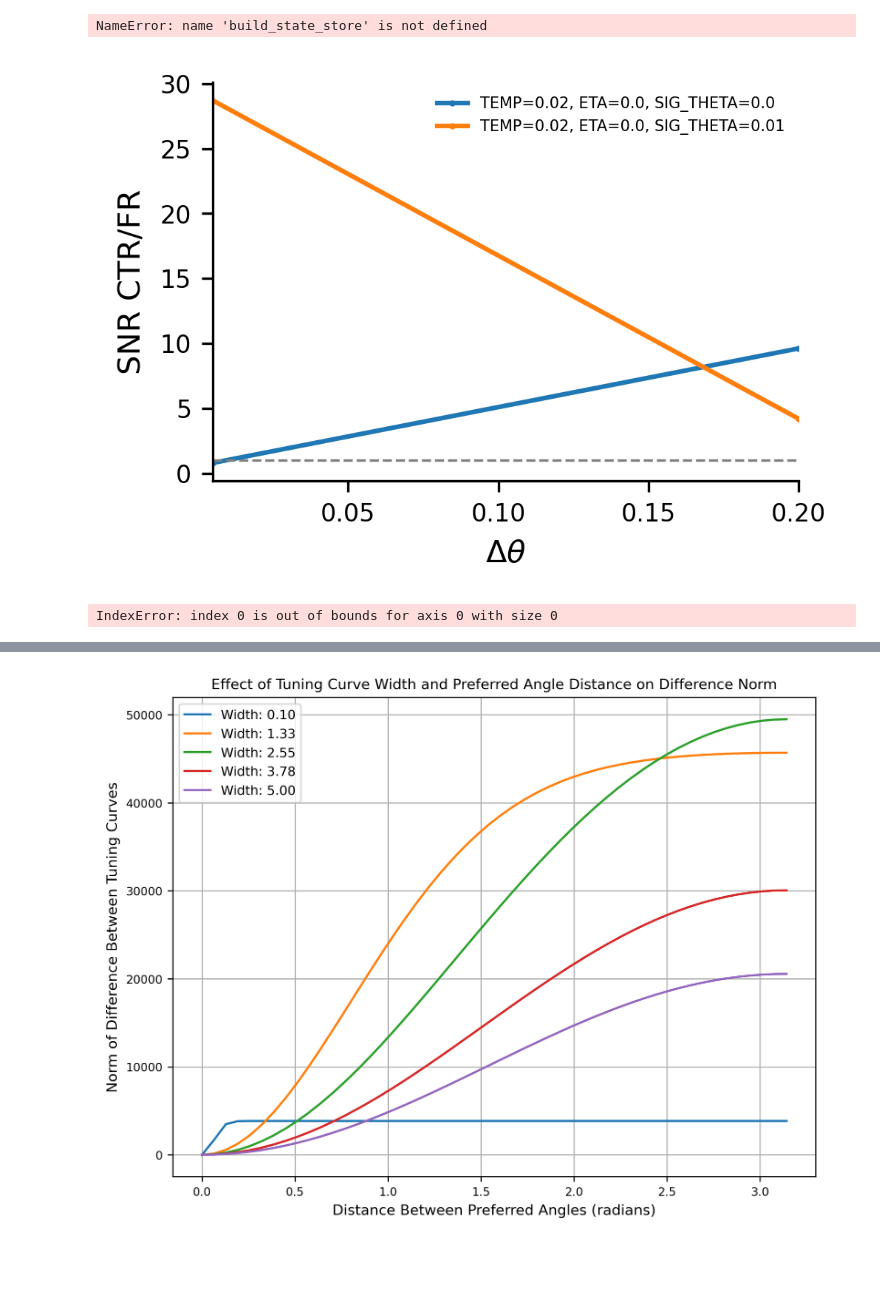
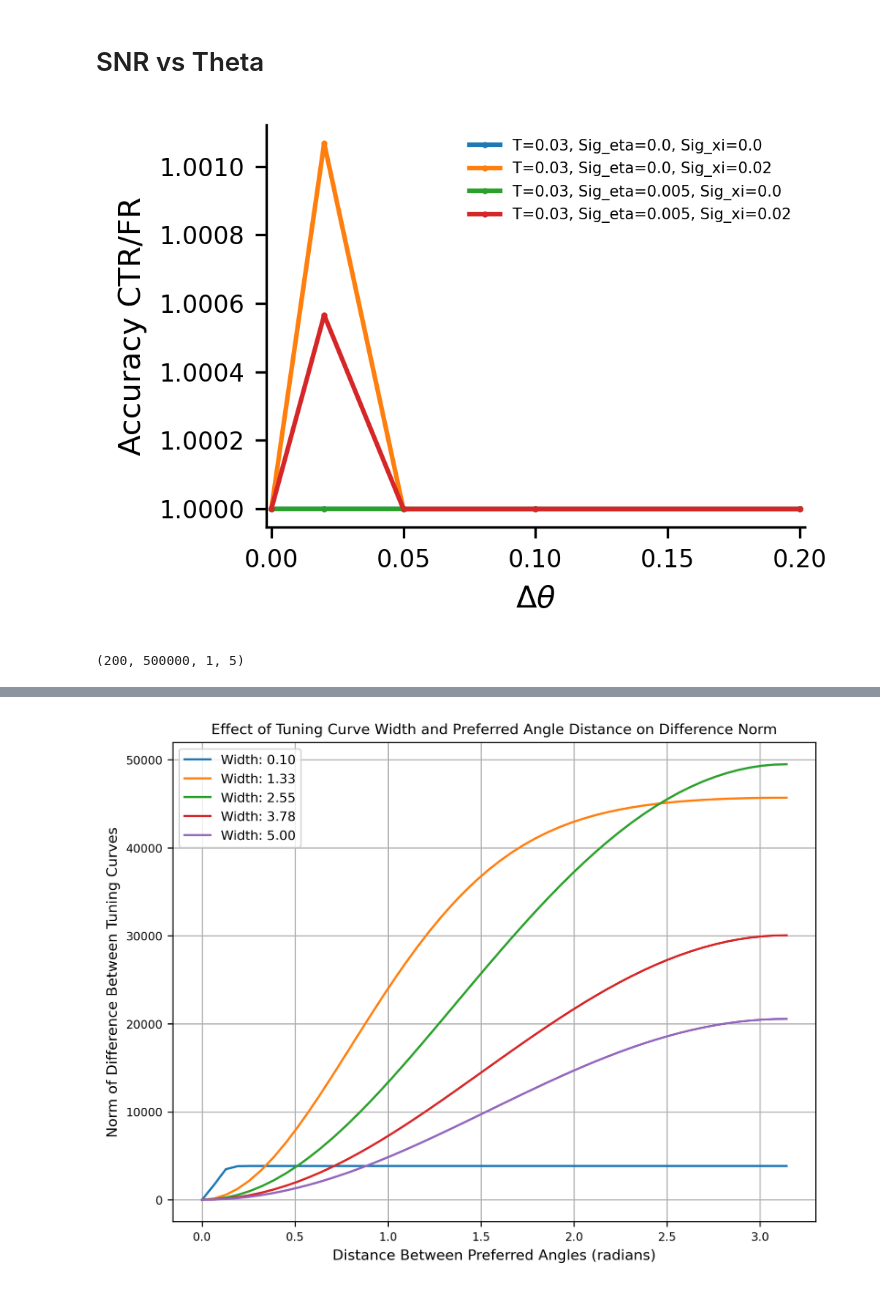
Before and after one commit to scastedo/continuous_attractor_project, a Jupyter notebook: data_analysis_new.ipynb, the cells around one changed output, grey strips where cells are left out. Saved outputs shown, nothing was run; the diff lists cells and outputs as text; code cells hidden in the pictures; blank space fills up the shorter version.

```diff
--- a/data_analysis_new.ipynb
+++ b/data_analysis_new.ipynb
@@ -12,7 +14,8 @@ from scipy.stats import norm
 # RUNS_DIR = Path("/data/scastedo/runs_feb_5_fast_2")
 # RUNS_DIR = Path("/data/scastedo/A little Older/runs_feb_equilibrium_2")
 # RUNS_DIR = Path('/home/castedo/Desktop/data_test/runs_feb_equilibrium_2')
-RUNS_DIR = Path('/home/castedo/Desktop/data_test/runs_feb_9_mitig_3')
+# RUNS_DIR = Path('/DATA/scastedo/runs_feb_15_main')
+RUNS_DIR = Path('/DATA/scastedo/runs_feb_18_long')
 
 def build_state_tensors(
     runs_dir: Path = RUNS_DIR,
@@ -410,9 +221,7 @@ class LazyStateTensor:
-# %%
-tensors, AMPAR_VALUES, RIN_VALUES, ETA_VALUES, TEMP_VALUES, SIG_THETA_VALUES, IDIR_VALUES, TRIAL_INDICES, BLOCK_SIZE, THRESH_ACTIVE_FRACTION_VALUES, I_STR_VALUES, I_SIGMA_VALUES = build_state_store()
-# %% [output]
-NameError: name 'build_state_store' is not defined
 # %%
 tensors, AMPAR_VALUES, RIN_VALUES, ETA_VALUES, TEMP_VALUES, SIG_THETA_VALUES, IDIR_VALUES, TRIAL_INDICES, BLOCK_SIZE, THRESH_ACTIVE_FRACTION_VALUES, I_STR_VALUES, I_SIGMA_VALUES = build_state_tensors()
+# %% [markdown]
+# SNR vs Theta
 # %%
 from itertools import combinations
 def compute_snrs(
@@ -514,8 +323,8 @@ def snr_to_performance(snrval):
     dprime = np.sqrt(snrval)
     z = dprime / np.sqrt(2)
     perf = norm.cdf(z)
-    # return perf
-    return snrval
+    return perf
+    # return snrval
 
 def plottings(x,y, label, color):
     mean_y = y.mean(axis=1)
@@ -539,12 +348,13 @@ proportion_plot = []
 for ETA in ETA_VALUES:
     for TEMP in TEMP_VALUES:
         for SIG_THETA in SIG_THETA_VALUES:
+
             delta = delta_final_ctr[TEMP_VALUES.index(TEMP),ETA_VALUES.index(ETA),SIG_THETA_VALUES.index(SIG_THETA)]
             ctr_snr = snr_to_performance(snr_final_ctr[TEMP_VALUES.index(TEMP),ETA_VALUES.index(ETA),SIG_THETA_VALUES.index(SIG_THETA)])
             fr_snr = snr_to_performance(snr_final_fr[TEMP_VALUES.index(TEMP),ETA_VALUES.index(ETA),SIG_THETA_VALUES.index(SIG_THETA)])
             deltas_plot.append(delta)
             proportion_plot.append(ctr_snr/fr_snr)
-            plt.plot(delta, ctr_snr/fr_snr, 'o-',label=f"TEMP={TEMP}, ETA={ETA}, SIG_THETA={SIG_THETA}")
+            plt.plot(delta, ctr_snr/fr_snr, 'o-',label=f"T={TEMP}, Sig_eta={ETA}, Sig_xi={SIG_THETA}")
             # plt.plot(delta, ctr_snr, 'x--',label=f"TEMP={TEMP}, ETA={ETA}, SIG_THETA={SIG_THETA}")
             # plt.plot(delta, fr_snr, 's--',label=f"TEMP={TEMP}, ETA={ETA}, SIG_THETA={SIG_THETA}")
             # plt.yscale('log')
@@ -571,52 +381,51 @@ for ETA in ETA_VALUES:
 #     deltas_sorted = np.array(binned_deltas)
 #     proportion_sorted = np.array(binned_proportions)
 
 
 #     plt.plot(deltas_sorted, proportion_sorted, 'o-')
 # deltas_sorted = [np.array(deltas_plot)[np.argsort(deltas_plot)]]
 # proportion_sorted = [np.array(proportion_plot)[np.argsort(deltas_plot)]]
 # plt.plot(deltas_sorted[0], proportion_sorted[0], 'o-')
 # plt.yscale('log')
 # plt.ylim(0,5)
 # plt.xlim(0,0.05)
 plt.rcParams.update({
     "font.size": 9,
     "axes.labelsize": 10,
     "axes.titlesize": 10,
     "xtick.labelsize": 8,
     "ytick.labelsize": 8,
     "figure.dpi": 300,
     "lines.markersize": 1,
 })
 # plt.xlim(0,0.05)
 # plt.ylim(0,20)
-plt.axhline(y=1, color='gray', linestyle='--', lw=0.8)
+# plt.axhline(y=0, color='gray', linestyle='--', lw=0.8)
 ax.set_xlabel(r"$\Delta \theta$")
-ax.set_ylabel("SNR CTR/FR")
+ax.set_ylabel("Accuracy CTR/FR")
 ax.spines["top"].set_visible(False)
 ax.spines["right"].set_visible(False)
 # tighter x margins and layout
-ax.margins(x=0)
+ax.margins(x=0.01)
 ax.legend(frameon=False, fontsize=5, loc='upper right')
+ax.ticklabel_format(axis='y', style='plain', useOffset=False)
+
 fig.tight_layout()
 # ax.invert_xaxis()
 # %% [output]
-[figure, old version]
+[figure, new version]
-# %%
-# signal correlation
-for ETA in ETA_VALUES:
-    for TEMP in TEMP_VALUES:
-        for SIG_THETA in SIG_THETA_VALUES:
-            state_fr = tensors[0.64,1.27,TEMP,ETA,SIG_THETA]
-            neurons, generations, trials, idirs = state_fr.shape
-            angle =  np.flatnonzero(np.isclose(IDIR_VALUES, 0.5))[0]
-            other_angle = np.flatnonzero(np.isclose(IDIR_VALUES, 0))[0]
-            mean_response_angle = state_fr[:, :, :, angle].mean(axis=1)  # neurons x trials
-            mean_response_other = state_fr[:, :, :, other_angle].mean(axis=1)  # neurons x trials
-            signal_correlation = np.corrcoef(mean_response_angle.flatten(), mean_response_other.flatten())[0, 1]
-            print(f"ETA={ETA}, TEMP={TEMP}, SIG_THETA={SIG_THETA}, Signal Correlation: {signal_correlation:.4f}")
-# %% [output]
-IndexError: index 0 is out of bounds for axis 0 with size 0
+# %%
+ETA = ETA_VALUES[0]
+TEMP = TEMP_VALUES[0]
+SIG_THETA = SIG_THETA_VALUES[0]
+tuning_curve_fr = tensors[0.64,1.27,TEMP,ETA,SIG_THETA].
+print(tuning_curve_fr.shape)
+# tuning_curve_ctr = tensors[1,1,TEMP,ETA,SIG_THETA].mean(axis=2).mean(axis=2)
+# plt.plot(tuning_curve_fr.mean(axis=1), label='FR')
+# plt.plot(tuning_curve_ctr.mean(axis=1), label='CTR')
+# plt.legend()
+# %% [output]
+(200, 500000, 1, 5)
 # %%
 ctr_results = snr_final_ctr[TEMP_VALUES.index(temp),ETA_VALUES.index(eta),SIG_THETA_VALUES.index(sigma_theta)][:,0]
 fr_results = snr_final_fr[TEMP_VALUES.index(temp),ETA_VALUES.index(eta),SIG_THETA_VALUES.index(sigma_theta)][:,0]
```
Also changed, not shown: parts of 21 cells of this notebook, 3 other files.
